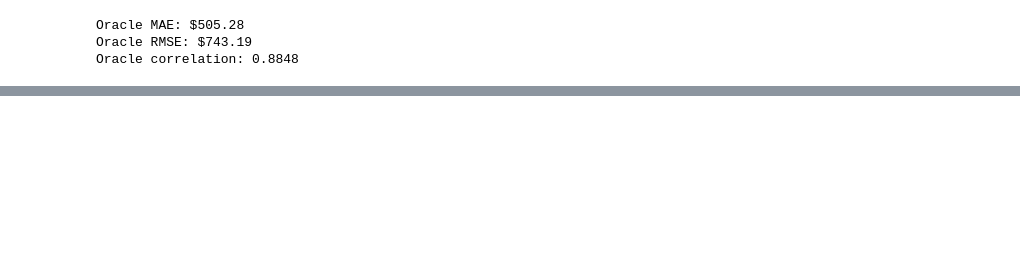
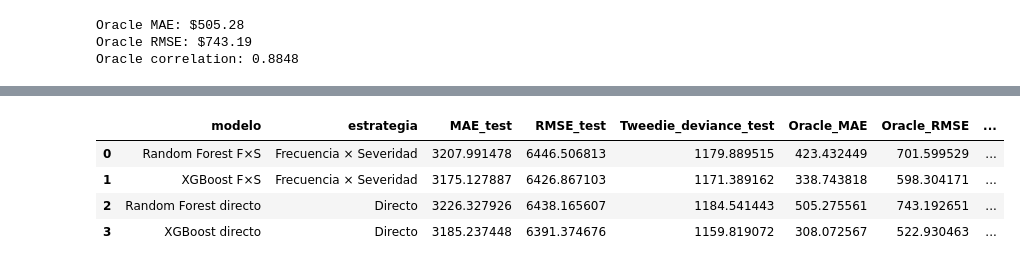
Before and after one commit to ActuarioDereckFuzz/Modelos_estadisticosvsMLvsDeep-Learning, a Jupyter notebook: notebooks/04_machine_learning.ipynb, the cells around one changed output, grey strips where cells are left out. Cells and saved outputs as stored; diff of their text form; code cells hidden in the pictures; blank space fills up the shorter version.

```diff
--- a/notebooks/04_machine_learning.ipynb
+++ b/notebooks/04_machine_learning.ipynb
@@ -2866,0 +3380,4 @@ Oracle correlation: 0.8848
+# %%
+xgb_cost_tuned = (
+    xgb_cost_search.best_estimator_
+)
@@ -2866,0 +3445,15 @@ Oracle correlation: 0.8848
+# %%
+xgb_cost_tuned_deviance = mean_tweedie_deviance(
+    y_test_cost,
+    np.clip(
+        pred_test_cost_xgb_tuned,
+        1e-10,
+        None
+    ),
+    power=EVALUATION_TWEEDIE_POWER
+)
+
+print(
+    f"Tweedie deviance test: "
+    f"{xgb_cost_tuned_deviance:.4f}"
+)
@@ -2866,0 +3731,66 @@ Oracle correlation: 0.8848
+# %%
+ml_pure_premium_results = pd.DataFrame({
+    "modelo": [
+        "Random Forest F×S",
+        "XGBoost F×S",
+        "Random Forest directo",
+        "XGBoost directo"
+    ],
+
+    "estrategia": [
+        "Frecuencia × Severidad",
+        "Frecuencia × Severidad",
+        "Directo",
+        "Directo"
+    ],
+
+    "MAE_test": [
+        rf_pp_metrics["MAE"],
+        xgb_pp_metrics["MAE"],
+        rf_cost_tuned_test_metrics["MAE"],
+        xgb_cost_tuned_test_metrics["MAE"]
+    ],
+
+    "RMSE_test": [
+        rf_pp_metrics["RMSE"],
+        xgb_pp_metrics["RMSE"],
+        rf_cost_tuned_test_metrics["RMSE"],
+        xgb_cost_tuned_test_metrics["RMSE"]
+    ],
+
+    "Tweedie_deviance_test": [
+        rf_pp_deviance,
+        xgb_pp_deviance,
+        rf_cost_tuned_deviance,
+        xgb_cost_tuned_deviance
+    ],
+
+    "Oracle_MAE": [
+        rf_pp_oracle_metrics["MAE"],
+        xgb_pp_oracle_metrics["MAE"],
+        rf_cost_tuned_oracle_metrics["MAE"],
+        xgb_cost_tuned_oracle_metrics["MAE"]
+    ],
+
+    "Oracle_RMSE": [
+        rf_pp_oracle_metrics["RMSE"],
+        xgb_pp_oracle_metrics["RMSE"],
+        rf_cost_tuned_oracle_metrics["RMSE"],
+        xgb_cost_tuned_oracle_metrics["RMSE"]
+    ],
+
+    "Oracle_correlation": [
+        rf_pp_oracle_corr,
+        xgb_pp_oracle_corr,
+        rf_cost_tuned_oracle_corr,
+        xgb_cost_tuned_oracle_corr
+    ]
+})
+
+ml_pure_premium_results
+# %% [output]
+|  | modelo | estrategia | MAE_test | RMSE_test | Tweedie_deviance_test | Oracle_MAE | Oracle_RMSE | ... |
+| 0 | Random Forest F×S | Frecuencia × Severidad | 3207.991478 | 6446.506813 | 1179.889515 | 423.432449 | 701.599529 | ... |
+| 1 | XGBoost F×S | Frecuencia × Severidad | 3175.127887 | 6426.867103 | 1171.389162 | 338.743818 | 598.304171 | ... |
+| 2 | Random Forest directo | Directo | 3226.327926 | 6438.165607 | 1184.541443 | 505.275561 | 743.192651 | ... |
+| 3 | XGBoost directo | Directo | 3185.237448 | 6391.374676 | 1159.819072 | 308.072567 | 522.930463 | ... |
```
Also changed, not shown: parts of 64 cells of this notebook, 4 other files.
